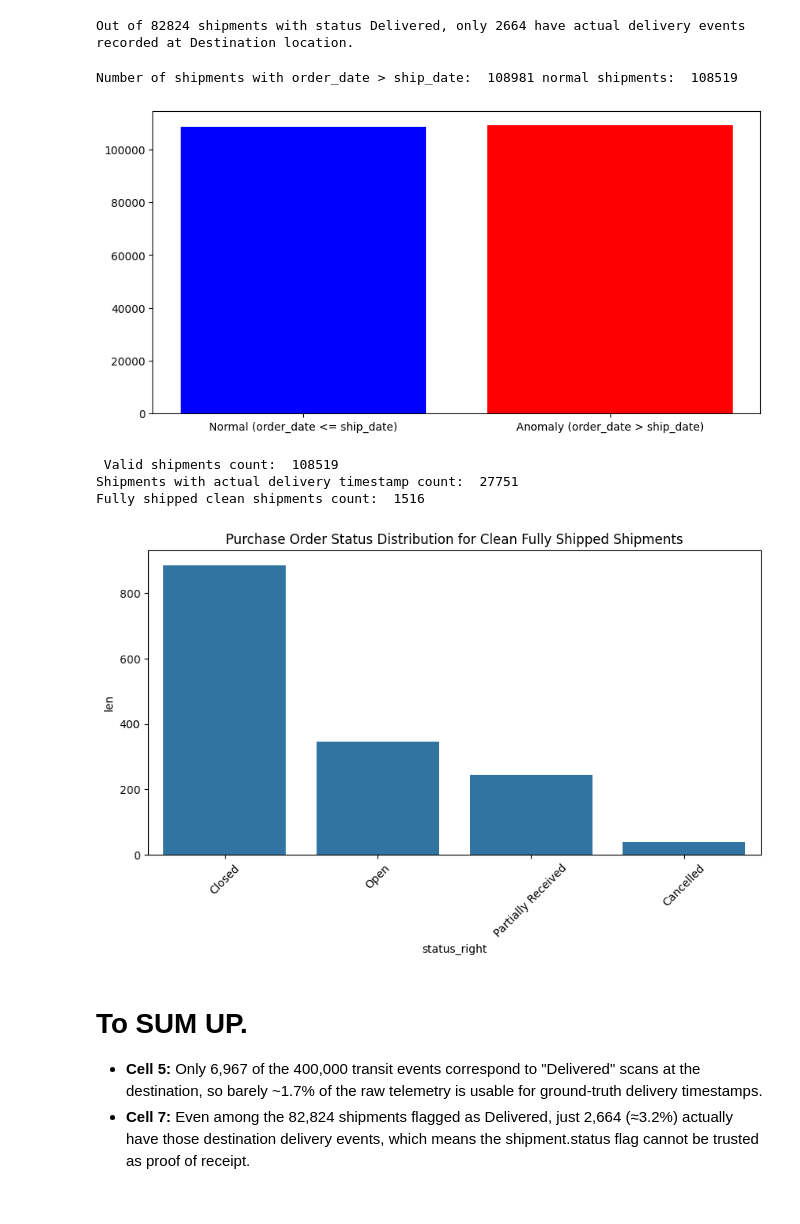
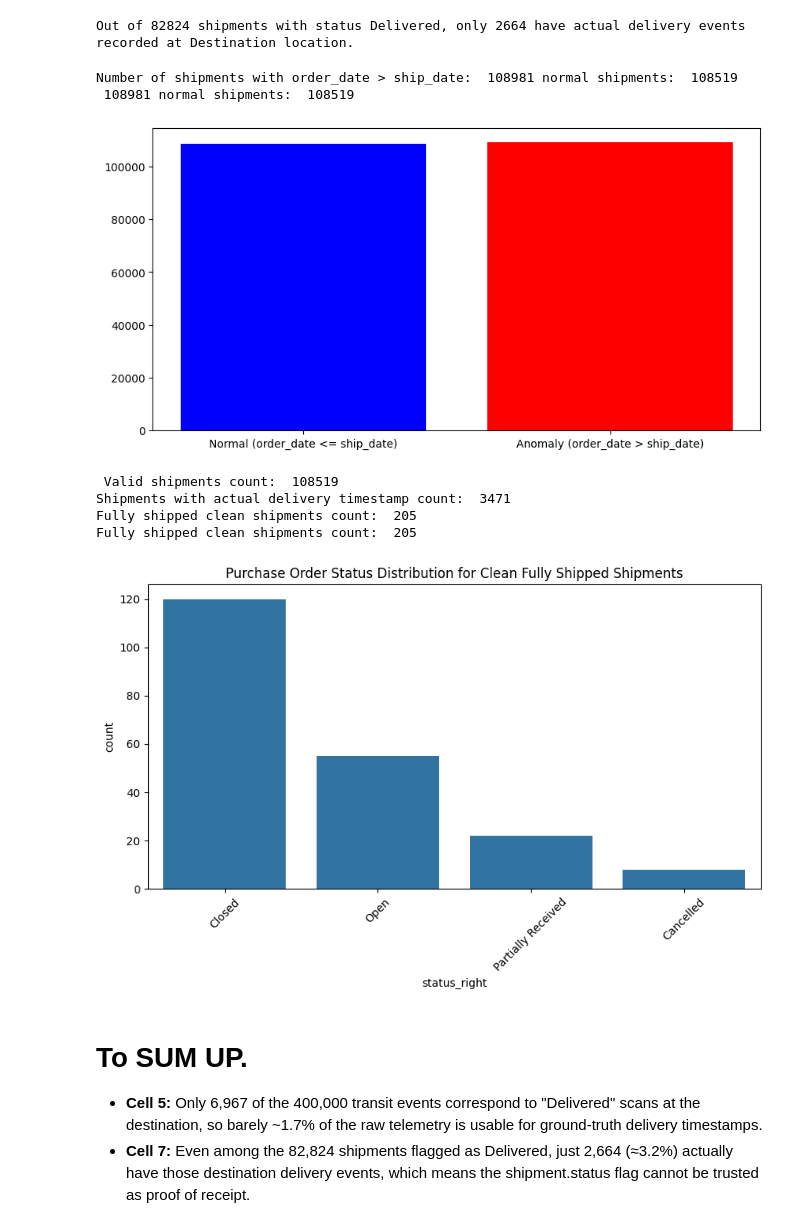
Before and after one commit to miskibin/task, a Jupyter notebook: research/delayed_shippment.ipynb, the cells around one changed output. Saved outputs shown, nothing was run; the diff lists cells and outputs as text; code cells hidden in the pictures.

```diff
--- a/research/delayed_shippment.ipynb
+++ b/research/delayed_shippment.ipynb
@@ -1,7 +1,6 @@
 # %% [markdown]
 Given a new purchase order, what is the predicted actual lead time?
 # %%
-import polars as pl
 import numpy as np
 import pandas as pd
 from pathlib import Path
@@ -20,7 +19,7 @@ from IPython.display import display
 DATA_PATH = Path().cwd().parent / "data"
 
 def read_data(file_name):
-    return pl.read_csv(DATA_PATH / file_name, try_parse_dates=True)
+    return pd.read_csv(DATA_PATH / file_name, parse_dates=True)
 
 ship_df = read_data("shipments.csv")
 purchase_df = read_data("purchase_orders.csv")
@@ -93,12 +96,13 @@ from 400000 transit events, only 6967 are useful for actual delivery times.
 # Step 2: combine shipment facts with purchase-order context
 shipments_enriched = (
     ship_df
-    .join(latest_event, on="shipment_id", how="left")
-    .join(actual_delivery, on="shipment_id", how="left")
-    .join(
-        purchase_df.select("po_id", "order_date", "promised_date", "supplier_id", "order_qty", "status"),
+    .merge(latest_event, on="shipment_id", how="left")
+    .merge(actual_delivery, on="shipment_id", how="left")
+    .merge(
+        purchase_df[["po_id", "order_date", "promised_date", "supplier_id", "order_qty", "status"]],
         on="po_id",
         how="left",
+        suffixes=("", "_right")
     )
 )
 # last_event_status actual_delivery_ts last_event_ts are often null for in-flight shipments
@@ -136,49 +139,49 @@ plt.figure(figsize=(10, 5))
 plt.bar(
     ["Normal (order_date <= ship_date)", "Anomaly (order_date > ship_date)"],
     [
-        shipments_enriched.filter(pl.col("order_date") <= pl.col("ship_date")).height,
-        shipments_enriched.filter(pl.col("order_date") > pl.col("ship_date")).height,
+        len(shipments_enriched[shipments_enriched["order_date"] <= shipments_enriched["ship_date"]]),
+        len(shipments_enriched[shipments_enriched["order_date"] > shipments_enriched["ship_date"]]),
     ],
     color=["blue", "red"]
 )
 print(
     "Number of shipments with order_date > ship_date: ",
-    shipments_enriched.filter(pl.col("order_date") > pl.col("ship_date")).height,
+    len(shipments_enriched[shipments_enriched["order_date"] > shipments_enriched["ship_date"]]),
     "normal shipments: ",
-    shipments_enriched.filter(pl.col("order_date") <= pl.col("ship_date")).height
+    len(shipments_enriched[shipments_enriched["order_date"] <= shipments_enriched["ship_date"]])
 )
 # %% [output]
 Number of shipments with order_date > ship_date:  108981 normal shipments:  108519
+ 108981 normal shipments:  108519
 [figure]
 # %%
 # lets assume half of data is wrong and work only with the rest
-clean_shipments = shipments_enriched.filter(pl.col("order_date") <= pl.col("ship_date"))
-print(" Valid shipments count: ", clean_shipments.height)
-clean_shipments = clean_shipments.filter(pl.col("actual_delivery_ts").is_not_null())
-print("Shipments with actual delivery timestamp count: ", clean_shipments.height)
+clean_shipments = shipments_enriched[shipments_enriched["order_date"] <= shipments_enriched["ship_date"]]
+print(" Valid shipments count: ", len(clean_shipments))
+clean_shipments = clean_shipments[clean_shipments["actual_delivery_ts"].notna()]
+print("Shipments with actual delivery timestamp count: ", len(clean_shipments))
 # also let us only get shipments that were fully shipped (`po.order_qty` == sum of `ship.ship_qty`)
-clean_shipments = clean_shipments.join(
-    ship_df.group_by("po_id").agg(pl.col("ship_qty").sum().alias("total_shipped_qty")),
-    on="po_id",
-    how="inner"
-).filter(pl.col("order_qty") == pl.col("total_shipped_qty"))
-print("Fully shipped clean shipments count: ", clean_shipments.height)
+total_shipped = ship_df.groupby("po_id")["ship_qty"].sum().reset_index(name="total_shipped_qty")
+clean_shipments = clean_shipments.merge(total_shipped, on="po_id", how="inner")
+clean_shipments = clean_shipments[clean_shipments["order_qty"] == clean_shipments["total_shipped_qty"]]
+print("Fully shipped clean shipments count: ", len(clean_shipments))
 # %% [output]
  Valid shipments count:  108519
-Shipments with actual delivery timestamp count:  27751
-Fully shipped clean shipments count:  1516
+Shipments with actual delivery timestamp count:  3471
+Fully shipped clean shipments count:  205
+Fully shipped clean shipments count:  205
 # %%
 # let's check how does it align with po.status (should be `Closed`)
 # plot pucharse_order.status
-data = clean_shipments.group_by("status_right").len().sort("len", descending=True).to_pandas()
+data = clean_shipments.groupby("status_right").size().reset_index(name='count').sort_values("count", ascending=False)
 plt.figure(figsize=(10, 5))
-sns.barplot(data=data, x="status_right", y="len")
+sns.barplot(data=data, x="status_right", y="count")
 plt.title("Purchase Order Status Distribution for Clean Fully Shipped Shipments")
 plt.xticks(rotation=45)
 plt.show()
 # HOW? I just don't get it. Are those statuses not updated? Because they were FULLY RECEIVED...
 # %% [output]
-[figure, old version]
+[figure, new version]
 # %% [markdown]
 # To SUM UP.
 
```
Also changed, not shown: parts of 10 cells of this notebook.
